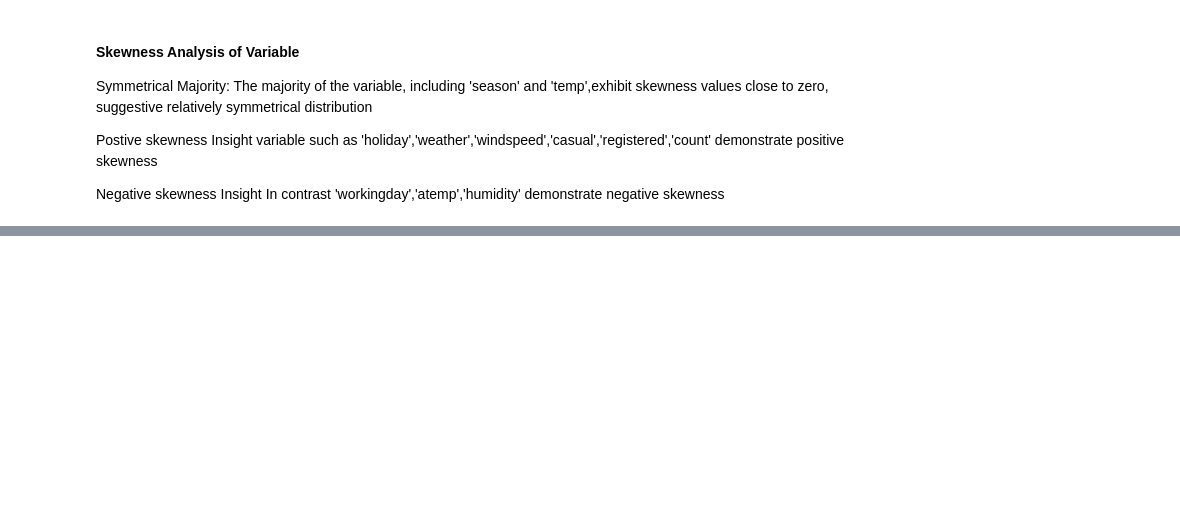
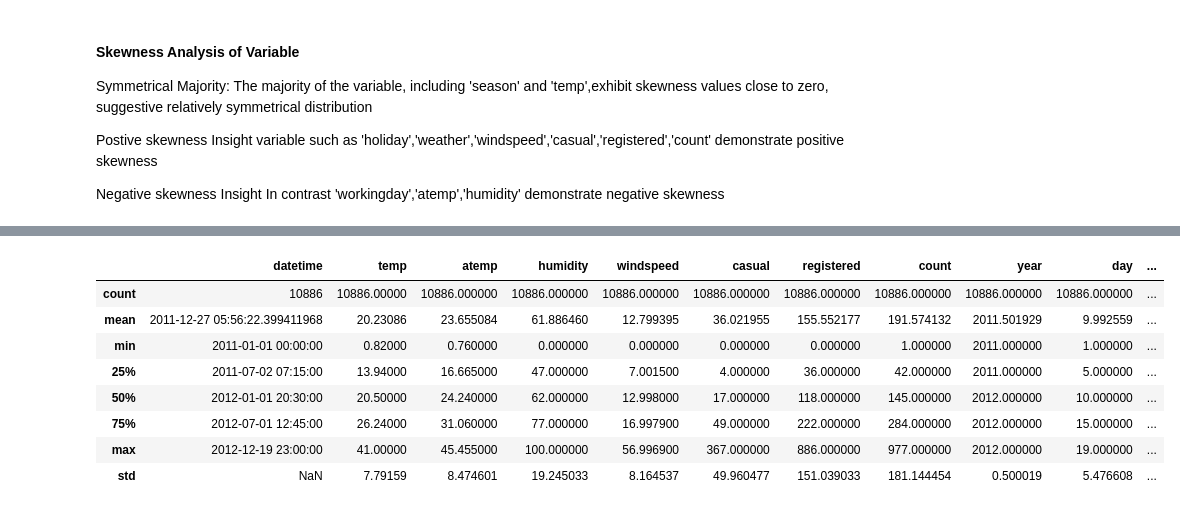
Before and after one commit to satishsharma27/Machine_learning, a Jupyter notebook: Hypothesis_test_Campaign.ipynb, the cells around one changed output, grey strips where cells are left out. Cells and saved outputs as stored; diff of their text form; code cells hidden in the pictures; blank space fills up the shorter version.

```diff
--- a/Hypothesis_test_Campaign.ipynb
+++ b/Hypothesis_test_Campaign.ipynb
@@ -127,0 +137,7 @@ for col in df[columns]:
+# %%
+# converting the categorical column into category
+cat_col = ['season', 'holiday', 'workingday', 'weather']
+
+for i in cat_col:
+    df[i] = df[i].astype('category')
+df.info()
@@ -127,0 +215,12 @@ for col in df[columns]:
+# %%
+df.describe()
+# %% [output]
+|  | datetime | temp | atemp | humidity | windspeed | casual | registered | count | year | day | ... |
+| count | 10886 | 10886.00000 | 10886.000000 | 10886.000000 | 10886.000000 | 10886.000000 | 10886.000000 | 10886.000000 | 10886.000000 | 10886.000000 | ... |
+| mean | 2011-12-27 05:56:22.399411968 | 20.23086 | 23.655084 | 61.886460 | 12.799395 | 36.021955 | 155.552177 | 191.574132 | 2011.501929 | 9.992559 | ... |
+| min | 2011-01-01 00:00:00 | 0.82000 | 0.760000 | 0.000000 | 0.000000 | 0.000000 | 0.000000 | 1.000000 | 2011.000000 | 1.000000 | ... |
+| 25% | 2011-07-02 07:15:00 | 13.94000 | 16.665000 | 47.000000 | 7.001500 | 4.000000 | 36.000000 | 42.000000 | 2011.000000 | 5.000000 | ... |
+| 50% | 2012-01-01 20:30:00 | 20.50000 | 24.240000 | 62.000000 | 12.998000 | 17.000000 | 118.000000 | 145.000000 | 2012.000000 | 10.000000 | ... |
+| 75% | 2012-07-01 12:45:00 | 26.24000 | 31.060000 | 77.000000 | 16.997900 | 49.000000 | 222.000000 | 284.000000 | 2012.000000 | 15.000000 | ... |
+| max | 2012-12-19 23:00:00 | 41.00000 | 45.455000 | 100.000000 | 56.996900 | 367.000000 | 886.000000 | 977.000000 | 2012.000000 | 19.000000 | ... |
+| std | NaN | 7.79159 | 8.474601 | 19.245033 | 8.164537 | 49.960477 | 151.039033 | 181.144454 | 0.500019 | 5.476608 | ... |
```
Also changed, not shown: parts of 21 cells of this notebook.
